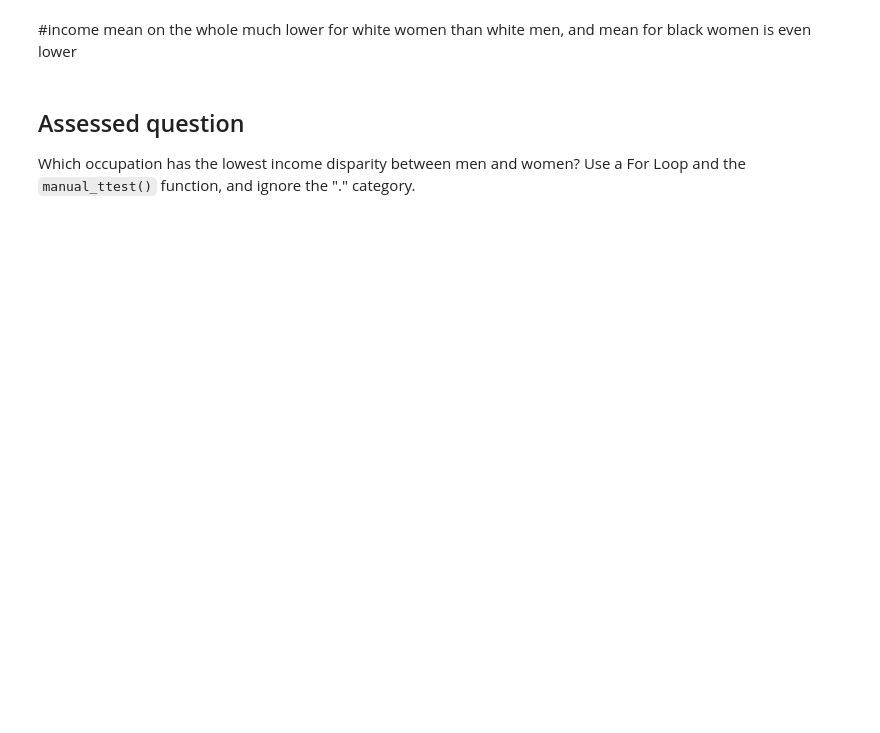
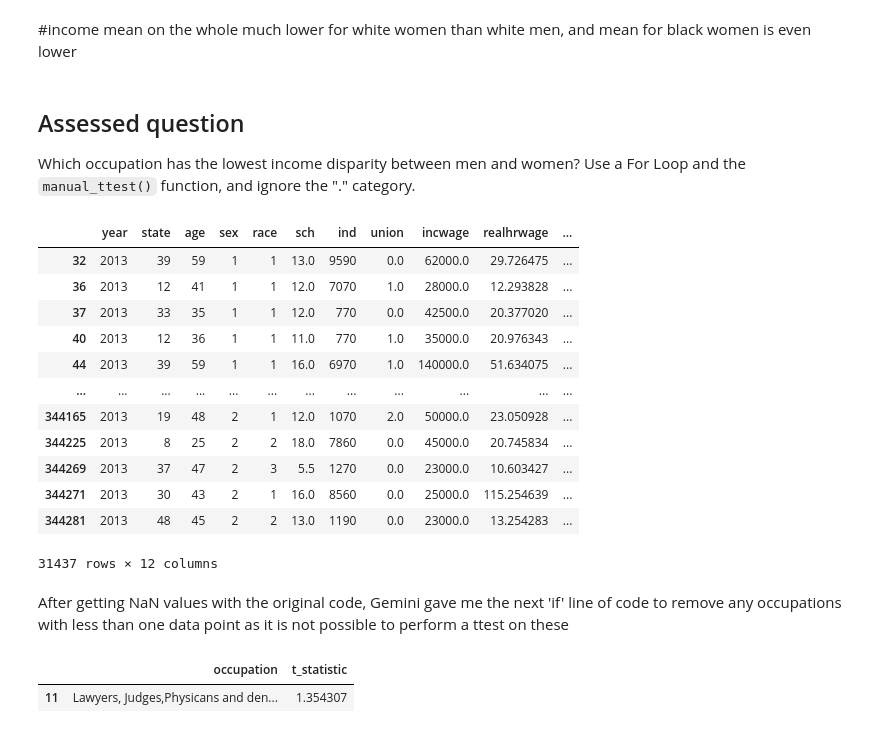
Before and after one commit to rebeccarlredmayne-cmd/QM2, a Jupyter notebook: NEW_W06_Hypothesis_Testing.ipynb, the cells around one changed output. Saved outputs shown, nothing was run; the diff lists cells and outputs as text; code cells hidden in the pictures; blank space fills up the shorter version.

```diff
--- a/NEW_W06_Hypothesis_Testing.ipynb
+++ b/NEW_W06_Hypothesis_Testing.ipynb
@@ -414,3 +420,22 @@ def manual_ttest(group1, group2, plot=False): # define a function called "manual
         plt.title('Comparison of Group Means with 95% Confidence Intervals') # add a title
 
     return t_stat # return the t-statistic
+# %%
+occupations_without_unknown = df[df['occupation'] != '.']
+display(occupations_without_unknown)
+# %% [output]
+|  | year | state | age | sex | race | sch | ind | union | incwage | realhrwage | ... |
+| 32 | 2013 | 39 | 59 | 1 | 1 | 13.0 | 9590 | 0.0 | 62000.0 | 29.726475 | ... |
+| 36 | 2013 | 12 | 41 | 1 | 1 | 12.0 | 7070 | 1.0 | 28000.0 | 12.293828 | ... |
+| 37 | 2013 | 33 | 35 | 1 | 1 | 12.0 | 770 | 0.0 | 42500.0 | 20.377020 | ... |
+| 40 | 2013 | 12 | 36 | 1 | 1 | 11.0 | 770 | 1.0 | 35000.0 | 20.976343 | ... |
+| 44 | 2013 | 39 | 59 | 1 | 1 | 16.0 | 6970 | 1.0 | 140000.0 | 51.634075 | ... |
+| ... | ... | ... | ... | ... | ... | ... | ... | ... | ... | ... | ... |
+| 344165 | 2013 | 19 | 48 | 2 | 1 | 12.0 | 1070 | 2.0 | 50000.0 | 23.050928 | ... |
+| 344225 | 2013 | 8 | 25 | 2 | 2 | 18.0 | 7860 | 0.0 | 45000.0 | 20.745834 | ... |
+| 344269 | 2013 | 37 | 47 | 2 | 3 | 5.5 | 1270 | 0.0 | 23000.0 | 10.603427 | ... |
+| 344271 | 2013 | 30 | 43 | 2 | 1 | 16.0 | 8560 | 0.0 | 25000.0 | 115.254639 | ... |
+| 344281 | 2013 | 48 | 45 | 2 | 2 | 13.0 | 1190 | 0.0 | 23000.0 | 13.254283 | ... |
+31437 rows × 12 columns
+# %% [markdown]
+After getting NaN values with the original code, Gemini gave me the next 'if' line of code to remove any occupations with less than one data point as it is not possible to perform a ttest on these
@@ -416,0 +470,5 @@ def manual_ttest(group1, group2, plot=False): # define a function called "manual
+# %%
+t_stats_df.sort_values('t_statistic', ascending=True).head(1)
+# %% [output]
+|  | occupation | t_statistic |
+| 11 | Lawyers, Judges,Physicans and den... | 1.354307 |
```
Also changed, not shown: parts of 16 cells of this notebook.
